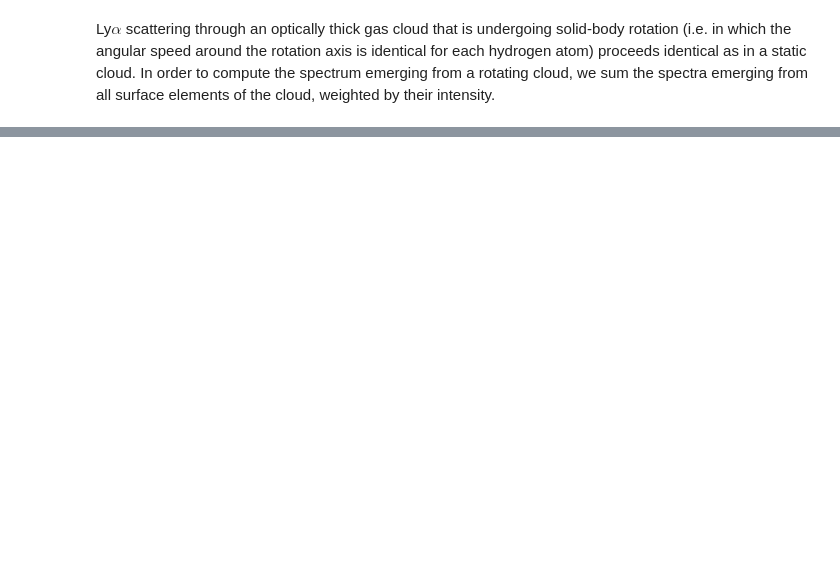
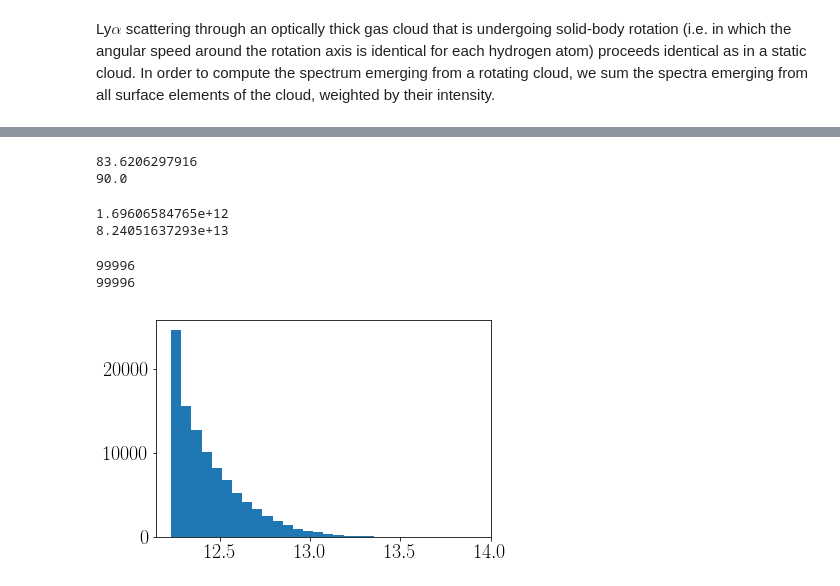
Before and after one commit to astroandes/CLARA_RotationOutflows, a Jupyter notebook: plots/paper/doppler_shift.ipynb, the cells around one changed output, grey strips where cells are left out. Drawn from its saved outputs; the diff is of its cells as text; code cells hidden in the pictures; blank space fills up the shorter version.

```diff
--- a/plots/paper/doppler_shift.ipynb
+++ b/plots/paper/doppler_shift.ipynb
@@ -50,6 +58,12 @@ cos_thetas_plus = np.linspace(-1,0,num_thetas+1)
 
 thetas = np.sort(np.array([np.arccos(ct) for ct in cos_thetas]))
 thetas_plus = np.array([np.arccos(ctp) for ctp in cos_thetas_plus])
+# %%
+print(np.rad2deg(thetas[-2]))
+print(np.rad2deg(thetas[-1]))
+# %% [output]
+83.6206297916
+90.0
 # %%
 # unitary vectors in the x, y, z directions
 
@@ -57,3 +71,26 @@ distance = np.sqrt(x_escaped**2 + y_escaped**2 + z_escaped**2)
 x_unitary = x_escaped/distance
 y_unitary = y_escaped/distance
 z_unitary = z_escaped/distance
+# %%
+print(np.min(distance))
+print(np.max(distance))
+
+inds_dist = np.where(np.log10(distance) < 30)
+
+x_unitary = x_unitary[inds_dist[0]]
+y_unitary = y_unitary[inds_dist[0]]
+z_unitary = z_unitary[inds_dist[0]]
+# %% [output]
+1.69606584765e+12
+8.24051637293e+13
+# %%
+print(len(distance))
+print(len(x_unitary))
+# %% [output]
+99996
+99996
+# %%
+plt.hist(np.log10(distance), bins=30)
+plt.show()
+# %% [output]
+[figure, added]
```
Also changed, not shown: parts of 13 cells of this notebook, 3 other files.
